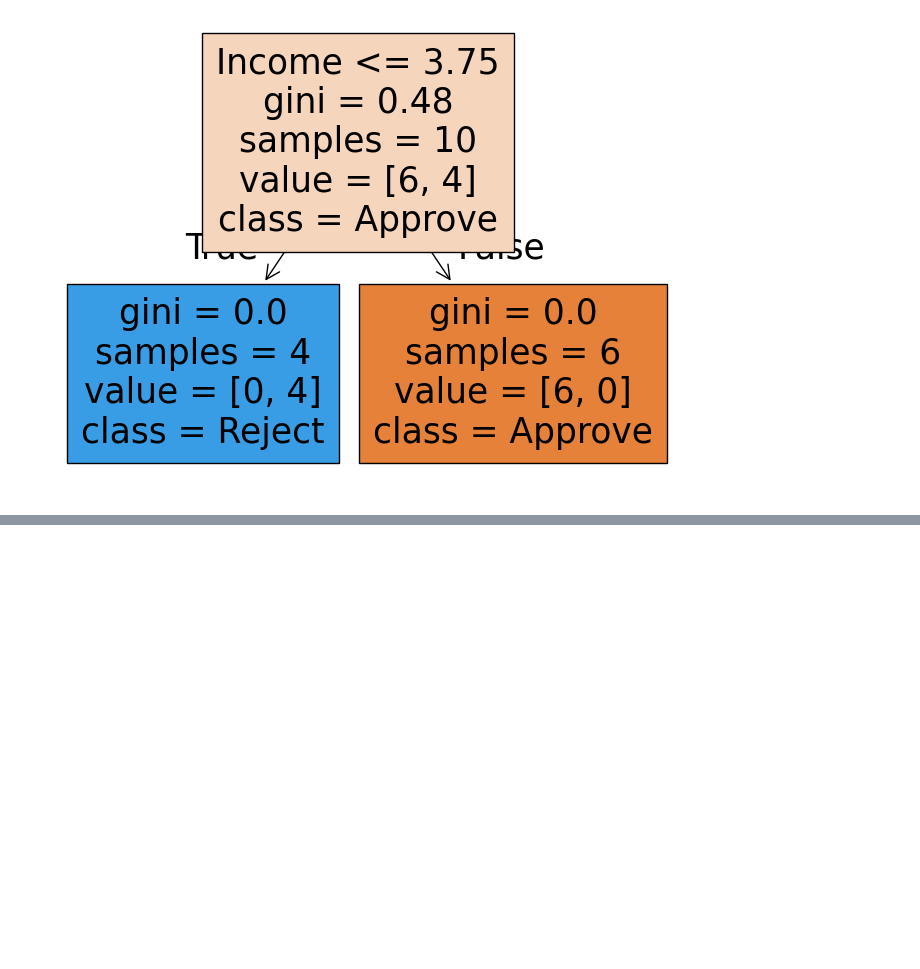
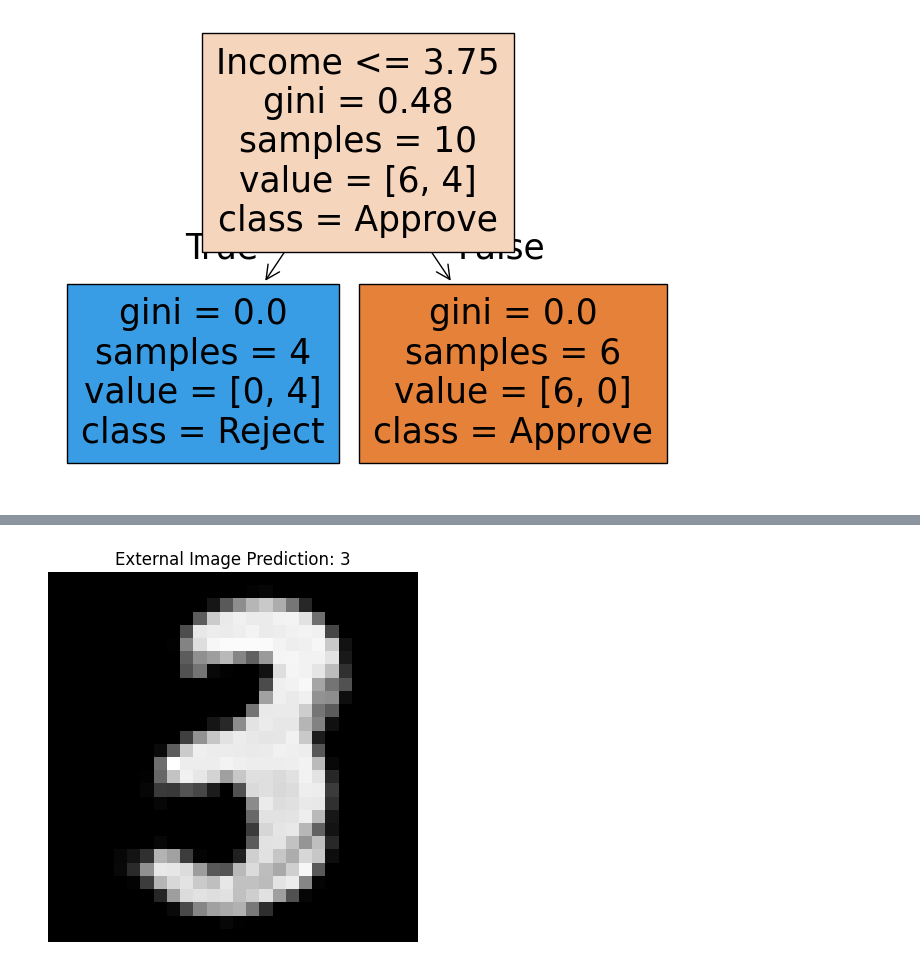
Before and after one commit to kbastart/ai, a Jupyter notebook: Machine_Learning.ipynb, the cells around one changed output, grey strips where cells are left out. Saved outputs shown, nothing was run; the diff lists cells and outputs as text; code cells hidden in the pictures; blank space fills up the shorter version.

```diff
--- a/Machine_Learning.ipynb
+++ b/Machine_Learning.ipynb
@@ -369,0 +1600,91 @@ Confusion Matrix:
+# %%
+# =========================
+# 1. IMPORT LIBRARIES
+# =========================
+import tensorflow as tf
+import numpy as np
+import matplotlib.pyplot as plt
+from PIL import Image
+
+# =========================
+# 2. LOAD MNIST DATA
+# =========================
+mnist = tf.keras.datasets.mnist
+(X_train, y_train), (X_test, y_test) = mnist.load_data()
+
+# =========================
+# 3. NORMALIZE DATA
+# =========================
+X_train = X_train / 255.0
+X_test = X_test / 255.0
+
+# =========================
+# 4. BUILD MODEL
+# =========================
+model = tf.keras.models.Sequential([
+    tf.keras.layers.Flatten(input_shape=(28, 28)),
+    tf.keras.layers.Dense(128, activation='relu'),
+    tf.keras.layers.Dense(10, activation='softmax')
+])
+
+# =========================
+# 5. COMPILE MODEL
+# =========================
+model.compile(
+    optimizer='adam',
+    loss='sparse_categorical_crossentropy',
+    metrics=['accuracy']
+)
+
+# =========================
+# 6. TRAIN MODEL
+# =========================
+model.fit(X_train, y_train, epochs=5)
+
+# =========================
+# 7. EVALUATE MODEL
+# =========================
+test_loss, test_acc = model.evaluate(X_test, y_test)
+print("Test Accuracy:", test_acc)
+
+# =========================
+# 8. PREDICT ON TEST DATA
+# =========================
+"""predictions = model.predict(X_test)
+
+index = 5
+predicted_digit = np.argmax(predictions[index])
+
+plt.imshow(X_test[index], cmap='gray')
+plt.title(f"MNIST Prediction: {predicted_digit}")
+plt.axis("off")
+plt.show()"""
+
+# =========================
+# 9. EXTERNAL IMAGE PREDICTION
+# =========================
+img_path = "number3.jpg"  # <-- change this to your image file
+
+img = Image.open(img_path).convert("L")   # grayscale
+img = img.resize((28, 28))
+
+img_array = np.array(img) / 255.0
+
+# OPTIONAL: invert if needed (depends on your image)
+img_array = 1 - img_array
+
+img_array = img_array.reshape(1, 28, 28)
+
+prediction = model.predict(img_array)
+predicted_digit = np.argmax(prediction)
+
+# =========================
+# 10. DISPLAY EXTERNAL IMAGE RESULT
+# =========================
+plt.imshow(img_array.reshape(28, 28), cmap='gray')
+plt.title(f"External Image Prediction: {predicted_digit}")
+plt.axis("off")
+plt.show()
+
+print("Predicted Digit:", predicted_digit)
+# %% [output]
@@ -369,0 +1705 @@ Confusion Matrix:
+[figure, added]
```
Also changed, not shown: parts of 24 cells of this notebook.
